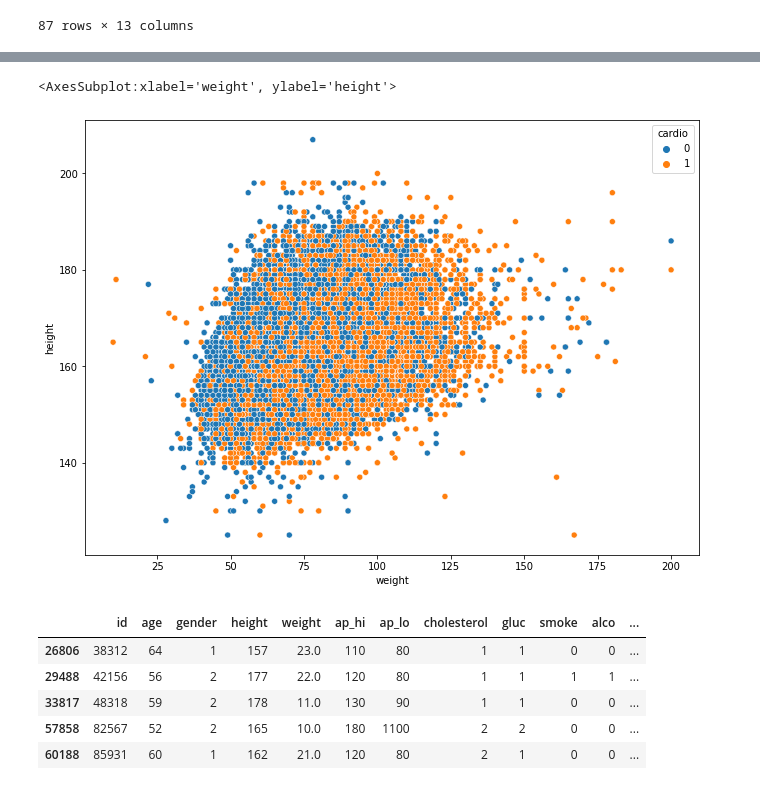
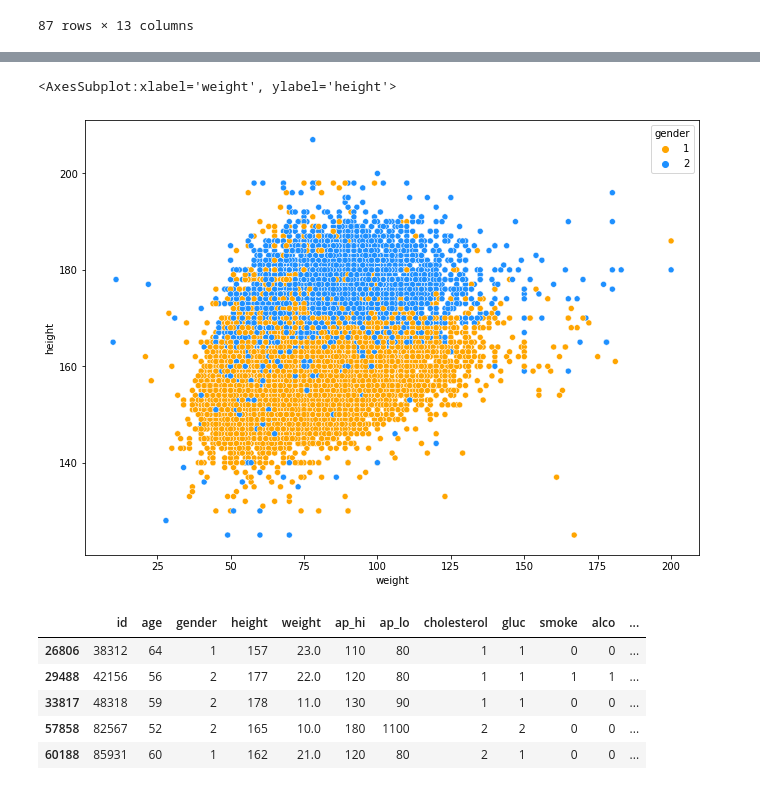
Before and after one commit to marc1730/CVD-Prediction, a Jupyter notebook: Models.ipynb, the cells around one changed output, grey strips where cells are left out. Saved outputs shown, nothing was run; the diff lists cells and outputs as text; code cells hidden in the pictures.

Commit message:
added visualizations

```diff
--- a/Models.ipynb
+++ b/Models.ipynb
@@ -338,10 +337,10 @@ dataset.describe()
 | 75% | 74882.000000 | 58.000000 | 2.000000 | 170.000000 | 82.000000 | 140.000000 | 90.000000 | 2.000000 | 1.000000 | 0.000000 | 0.000000 | ... |
 | max | 99999.000000 | 65.000000 | 2.000000 | 207.000000 | 200.000000 | 16020.000000 | 11000.000000 | 3.000000 | 3.000000 | 1.000000 | 1.000000 | ... |
 # %%
-sns.scatterplot(data=dataset, x="weight",y="height", hue=dataset["cardio"])
+sns.scatterplot(data=dataset, x="weight",y="height", hue=dataset["gender"], palette=['orange','dodgerblue'])
 # %% [output]
 <AxesSubplot:xlabel='weight', ylabel='height'>
-[figure, old version]
+[figure, new version]
 # %%
 dataset[dataset['weight'] < 25]
 # %% [output]
```
Also changed, not shown: parts of 39 cells of this notebook, 1 other file.
